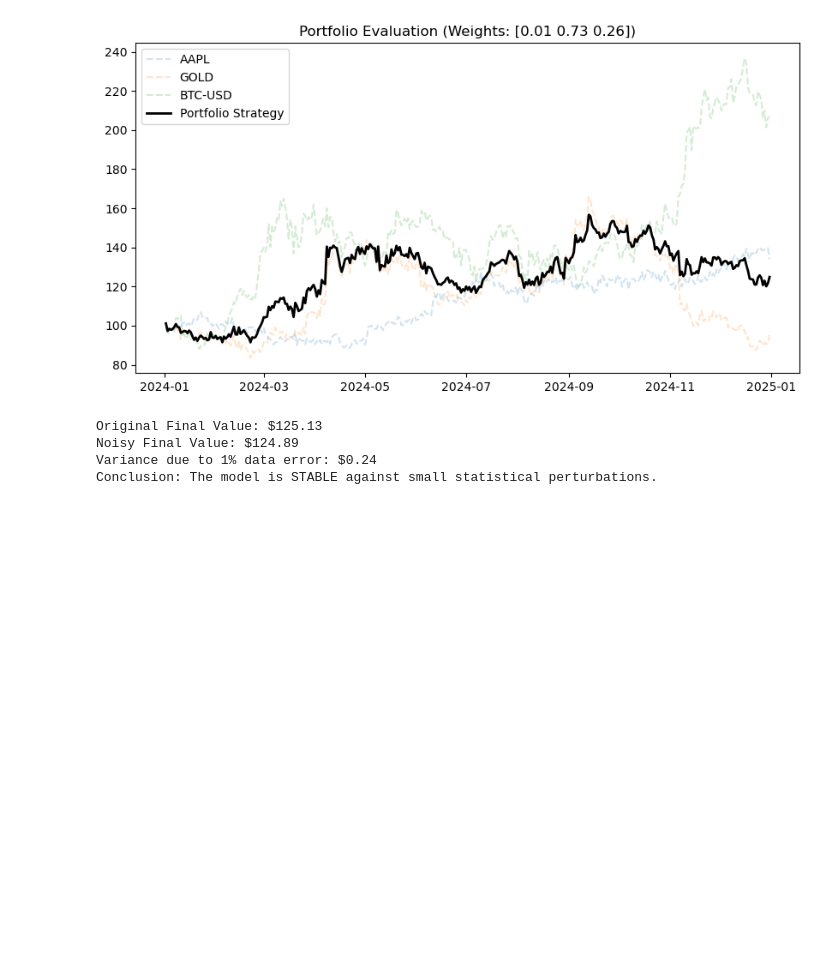
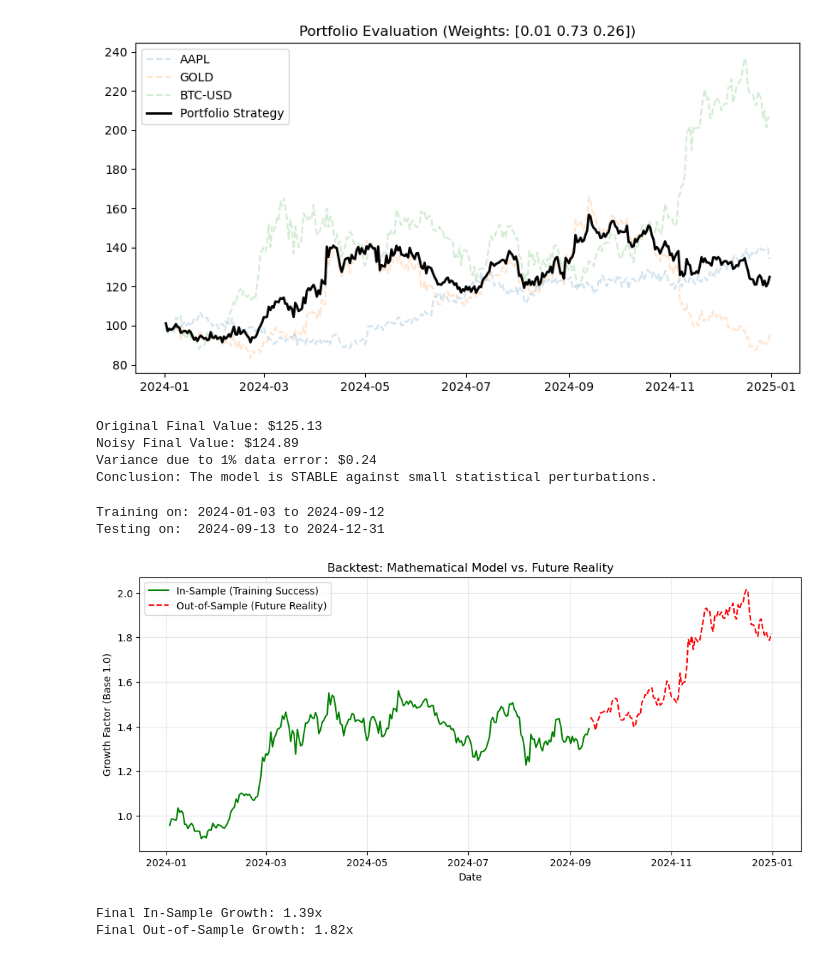
Before and after one commit to Nikovts/math-for-finance-project, a Jupyter notebook: main.ipynb, the cells around one changed output. Drawn from its saved outputs; the diff is of its cells as text; code cells hidden in the pictures; blank space fills up the shorter version.

Commit message:
Implemented Walk-Forward Backtesting (In-Sample vs. Out-of-Sample)

```diff
--- a/main.ipynb
+++ b/main.ipynb
@@ -237,3 +237,76 @@ Original Final Value: $125.13
 Noisy Final Value: $124.89
 Variance due to 1% data error: $0.24
 Conclusion: The model is STABLE against small statistical perturbations.
+# %%
+# --- Walk-Forward Backtesting  ---
+
+# Split the data (Chronological Order)
+# We take the first 70% of days for "Optimization" and the last 30% for "Future Testing"
+split_idx = int(len(returns) * 0.7)
+train_returns = returns.iloc[:split_idx]
+test_returns = returns.iloc[split_idx:]
+
+print(f"Training on: {train_returns.index[0].date()} to {train_returns.index[-1].date()}")
+print(f"Testing on:  {test_returns.index[0].date()} to {test_returns.index[-1].date()}")
+
+# Function to find "Optimal Weights" for a specific period
+def get_optimal_weights(period_returns, num_sims=2000):
+    num_assets = len(assets)
+    best_score = -np.inf
+    best_w = None
+
+    for _ in range(num_sims):
+        w = np.random.random(num_assets)
+        w /= np.sum(w)
+
+        # Calculate 4 moments for this period
+        p_ret = np.dot(period_returns.values, w)
+        m, s = np.mean(p_ret), np.std(p_ret)
+        sk, ku = pd.Series(p_ret).skew(), pd.Series(p_ret).kurtosis()
+
+        # Ambitious Score
+        score = m - (0.5 * s) + (0.1 * sk) - (0.2 * ku)
+
+        if score > best_score:
+            best_score = score
+            best_w = w
+    return best_w
+
+# Calculate Weights in the "Past" (Train)
+past_weights = get_optimal_weights(train_returns)
+
+# Compare Performance: Training vs. Testing
+def calc_cumulative(ret_df, w):
+    daily_portfolio_ret = np.dot(ret_df.values, w)
+    # Using Integration (Calculus link): Cumulative Sum of logs or product of pct
+    return (1 + daily_portfolio_ret).cumprod()
+
+train_perf = calc_cumulative(train_returns, past_weights)
+test_perf = calc_cumulative(test_returns, past_weights)
+
+#  Plotting the results
+
+plt.figure(figsize=(12, 5))
+
+# Use the index from the original returns to keep the dates on the X-axis
+plt.plot(train_returns.index, train_perf, label='In-Sample (Training Success)', color='green')
+
+# Calculate the starting point for the test line so it connects to the train line
+start_value = train_perf[-1]
+plt.plot(test_returns.index, test_perf * start_value, label='Out-of-Sample (Future Reality)', color='red', linestyle='--')
+
+plt.title("Backtest: Mathematical Model vs. Future Reality")
+plt.ylabel("Growth Factor (Base 1.0)")
+plt.xlabel("Date")
+plt.legend()
+plt.grid(True, alpha=0.3)
+plt.show()
+
+print(f"Final In-Sample Growth: {train_perf[-1]:.2f}x")
+print(f"Final Out-of-Sample Growth: {(test_perf[-1] * start_value):.2f}x")
+# %% [output]
+Training on: 2024-01-03 to 2024-09-12
+Testing on:  2024-09-13 to 2024-12-31
+[figure, added]
+Final In-Sample Growth: 1.39x
+Final Out-of-Sample Growth: 1.82x
```
